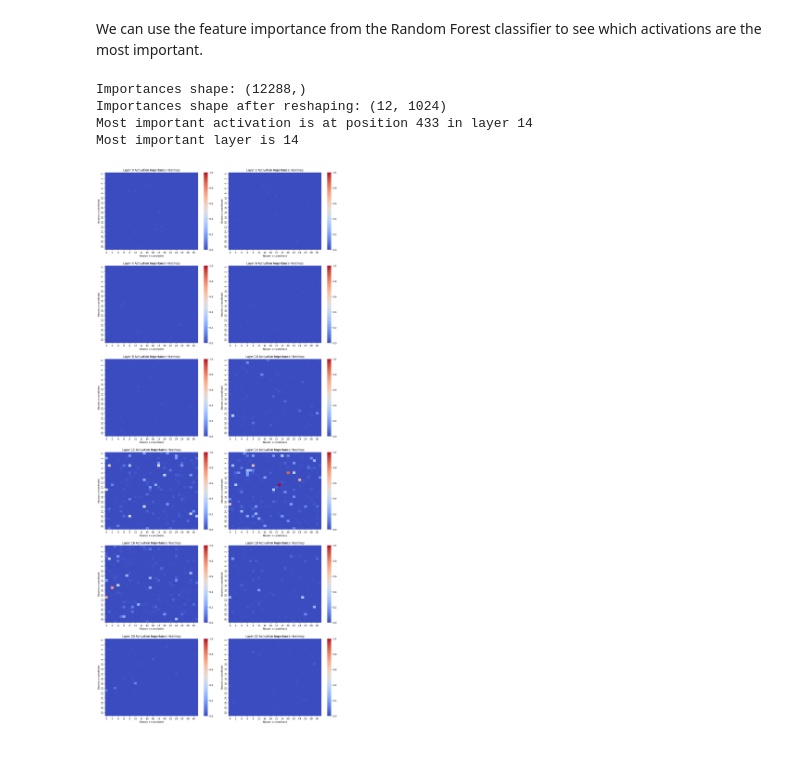
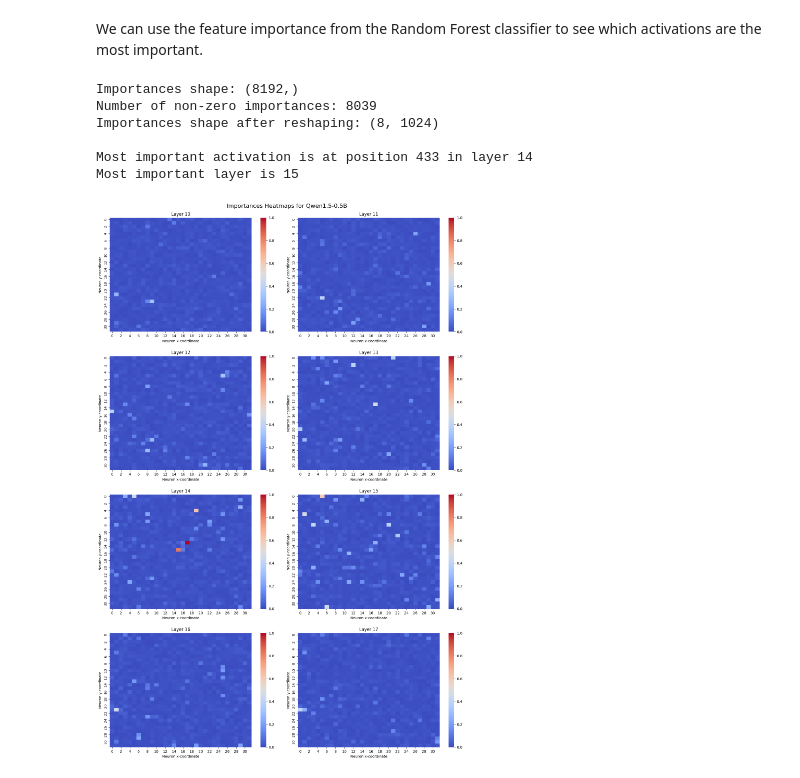
Before and after one commit to LouisCleriot/Latent-truth-detector, a Jupyter notebook: notebooks/classification.ipynb, the cells around one changed output. Drawn from its saved outputs; the diff is of its cells as text; code cells hidden in the pictures.

Commit message:
[~] model name to heatmaps

```diff
--- a/notebooks/classification.ipynb
+++ b/notebooks/classification.ipynb
@@ -301,18 +301,19 @@ Accuracy of RandomForestClassifier on merged layers activations: 0.50
 Accuracy of LogisticRegression on merged layers activations: 0.53
 # %% [markdown]
 And finally on a dataset that contains statements from several different datasets.
+# %%
+# layers = list(range(0, 24))
+layers = list(range(10, 18))
+datasets = ['cities', 'common_claim_true_false']
+model = 'Qwen1.5-0.5B'
+
+merged_data1 = load_merged_data(layers, datasets[0], model)
+merged_data2 = load_merged_data(layers, datasets[1], model)
+
+mixed_merged_data = pd.concat([merged_data1, merged_data2], axis=0)
+# Shuffle
+mixed_merged_data = mixed_merged_data.sample(frac=1).reset_index(drop=True)
 # %%
-layers = list(range(0, 24))
-datasets = ['cities', 'common_claim_true_false']
-model = 'Qwen1.5-0.5B'
-
-merged_data1 = load_merged_data(layers, datasets[0], model)
-merged_data2 = load_merged_data(layers, datasets[1], model)
-
-mixed_merged_data = pd.concat([merged_data1, merged_data2], axis=0)
-# Shuffle
-mixed_merged_data = mixed_merged_data.sample(frac=1).reset_index(drop=True)
-
 x_train, x_test, y_train, y_test = train_test_split(mixed_merged_data.drop(columns=['label', 'dataset']), mixed_merged_data['label'], test_size=0.2)
 
 print(f'Training on {" + ".join(datasets)} dataset, testing on {" + ".join(datasets)}')
@@ -338,11 +328,12 @@ Now we know that the classifiers can make accurate predictions using the activat
 # %% [markdown]
 We can use the feature importance from the Random Forest classifier to see which activations are the most important.
 # %%
-layers = list(range(0, 24, 2))
+# layers = list(range(24))
 dataset = 'cities'
 model = 'Qwen1.5-0.5B'
 
-data = load_merged_data(layers, dataset, model)
+# data = load_merged_data(layers, dataset, model)
+data = mixed_merged_data.copy()
 clf = RandomForestClassifier()
 
 # Fit the model on the whole dataset
@@ -354,9 +345,10 @@ importances = clf.feature_importances_
 importances = importances / importances.max()
 
 print(f'Importances shape: {importances.shape}')
+print(f'Number of non-zero importances: {len(importances[importances > 0])}')
 nb_activations_by_layer = (data.shape[1] - 2) // len(layers)
 importances = importances.reshape(len(layers), nb_activations_by_layer)
-print(f'Importances shape after reshaping: {importances.shape}')
+print(f'Importances shape after reshaping: {importances.shape}\n')
 
 most_important_activation = importances.argmax()
 print(f'Most important activation is at position {most_important_activation % nb_activations_by_layer} in layer {layers[most_important_activation // nb_activations_by_layer]}')
@@ -365,17 +357,19 @@ importances_sums = importances.sum(axis=1)
 most_important_layer = importances_sums.argmax()
 print(f'Most important layer is {layers[most_important_layer]}')
 # %% [output]
-Importances shape: (12288,)
-Importances shape after reshaping: (12, 1024)
+Importances shape: (8192,)
+Number of non-zero importances: 8039
+Importances shape after reshaping: (8, 1024)
+
 Most important activation is at position 433 in layer 14
-Most important layer is 14
+Most important layer is 15
 # %%
 import numpy as np
 import seaborn as sns
 import math
 
 
-def plot_heatmaps(importances, layers, shape):
+def plot_heatmaps(importances, layers, shape, model_name):
     original_shape = shape
     importances_reshaped = []
     for i in range(len(importances)):
@@ -385,10 +379,11 @@ def plot_heatmaps(importances, layers, shape):
     nrows = math.ceil(len(importances) / ncols)
 
     fig, axs = plt.subplots(nrows, ncols, figsize=(15, 5.5 * nrows))
+    fig.suptitle('Importances Heatmaps for ' + model_name, fontsize=16)
     for i, ax in enumerate(axs.flat):
         if i < len(importances):
             ax = sns.heatmap(importances_reshaped[i], cmap='coolwarm', square=False, vmin=0, vmax=1, ax=ax)
-            ax.set_title(f'Layer {layers[i]} Activation Importance Heatmap')
+            ax.set_title(f'Layer {layers[i]}')
             ax.set_xlabel('Neuron x-coordinate')
             ax.set_ylabel('Neuron y-coordinate')
         else:
@@ -398,6 +393,7 @@ def plot_heatmaps(importances, layers, shape):
     plt.show()
 # %%
 shape = (32, 32)
-plot_heatmaps(importances, layers, shape)
+model_name = 'Qwen1.5-0.5B'
+plot_heatmaps(importances, layers, shape, model_name)
 # %% [output]
-[figure, old version]
+[figure, new version]
```
Also changed, not shown: parts of 1 cell of this notebook.
